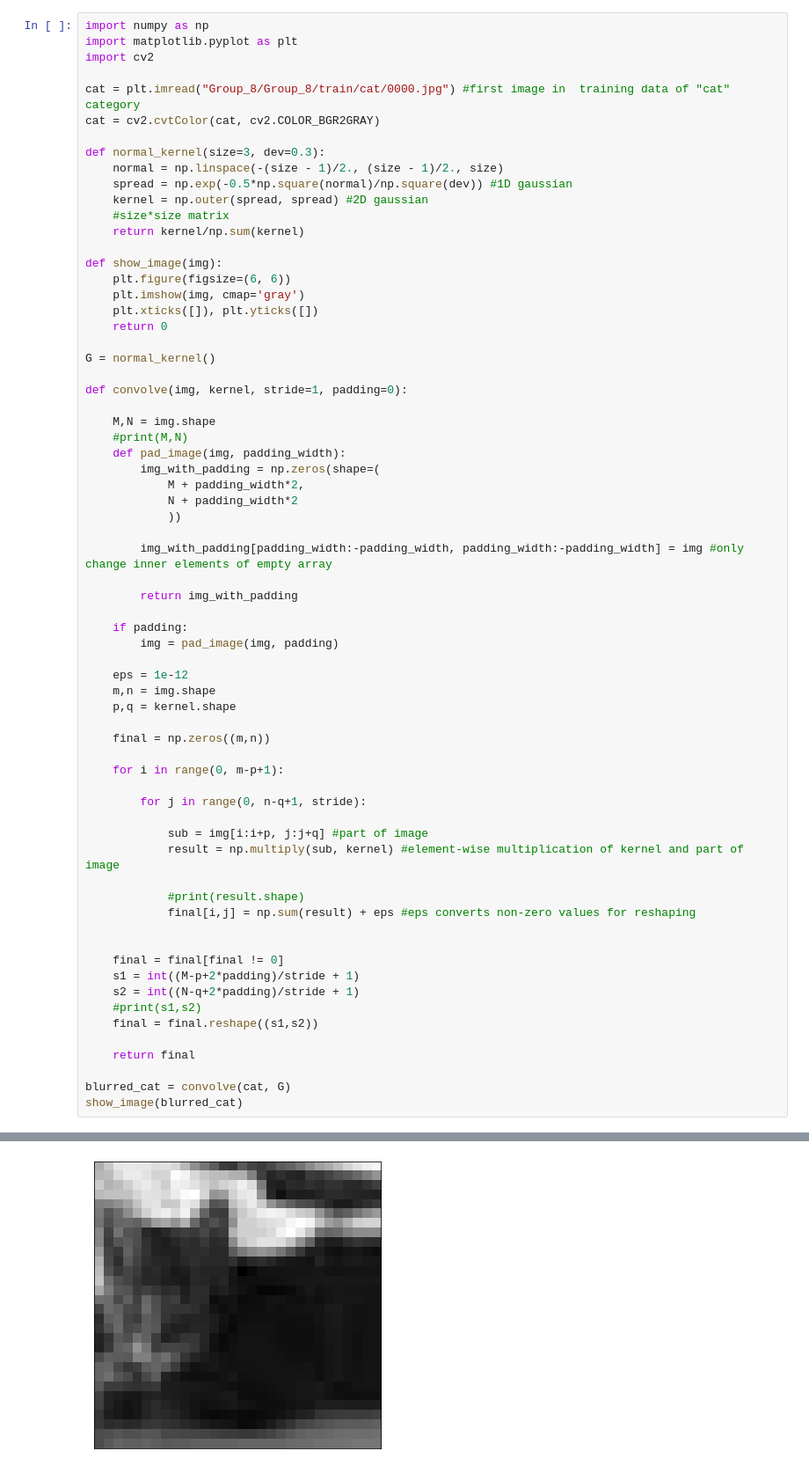
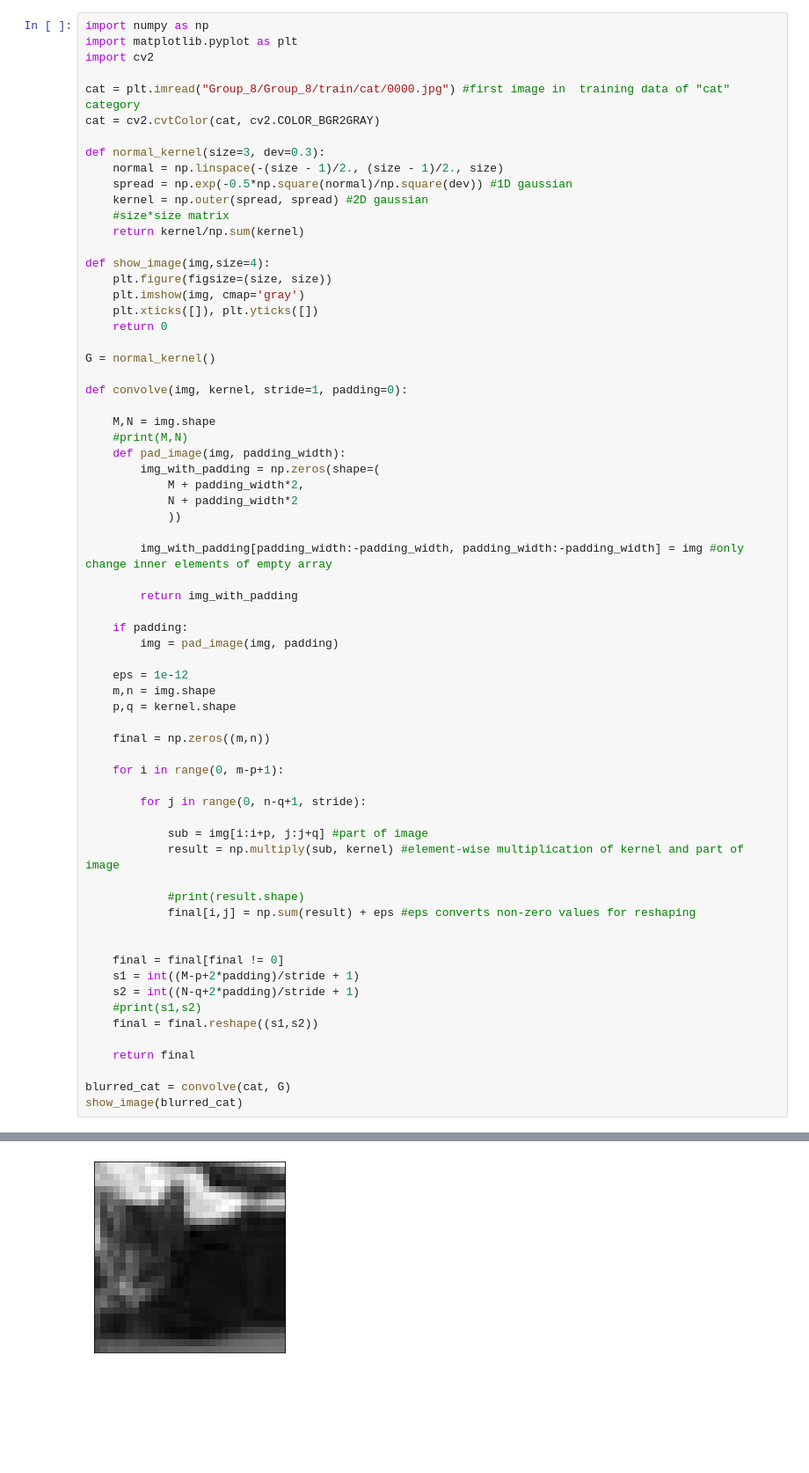
Before and after one commit to noob975/CS699-ASSIGNMENT-1, a Jupyter notebook: DLA_A1.ipynb, the cells around one changed output, grey strips where cells are left out. Shown: that part at 88% size. Drawn from its saved outputs; the diff is of its cells as text; blank space fills up the shorter version.

```diff
--- a/DLA_A1.ipynb
+++ b/DLA_A1.ipynb
@@ -13,8 +13,8 @@ def normal_kernel(size=3, dev=0.3):
     #size*size matrix
     return kernel/np.sum(kernel)
 
-def show_image(img):
-    plt.figure(figsize=(6, 6))
+def show_image(img,size=4):
+    plt.figure(figsize=(size, size))
     plt.imshow(img, cmap='gray')
     plt.xticks([]), plt.yticks([])
     return 0
@@ -40,34 +40,34 @@ def convolve(img, kernel, stride=1, padding=0):
 
     eps = 1e-12
     m,n = img.shape
     p,q = kernel.shape
 
     final = np.zeros((m,n))
 
     for i in range(0, m-p+1):
 
         for j in range(0, n-q+1, stride):
 
             sub = img[i:i+p, j:j+q] #part of image
             result = np.multiply(sub, kernel) #element-wise multiplication of kernel and part of image
 
             #print(result.shape)
             final[i,j] = np.sum(result) + eps #eps converts non-zero values for reshaping
 
 
     final = final[final != 0]
     s1 = int((M-p+2*padding)/stride + 1)
     s2 = int((N-q+2*padding)/stride + 1)
     #print(s1,s2)
     final = final.reshape((s1,s2))
 
     return final
 
 blurred_cat = convolve(cat, G)
 show_image(blurred_cat)
 # %% [output]
 0
-[figure, old version]
+[figure, new version]
 # %%
 import os
 
```
Also changed, not shown: parts of 4 cells of this notebook.
